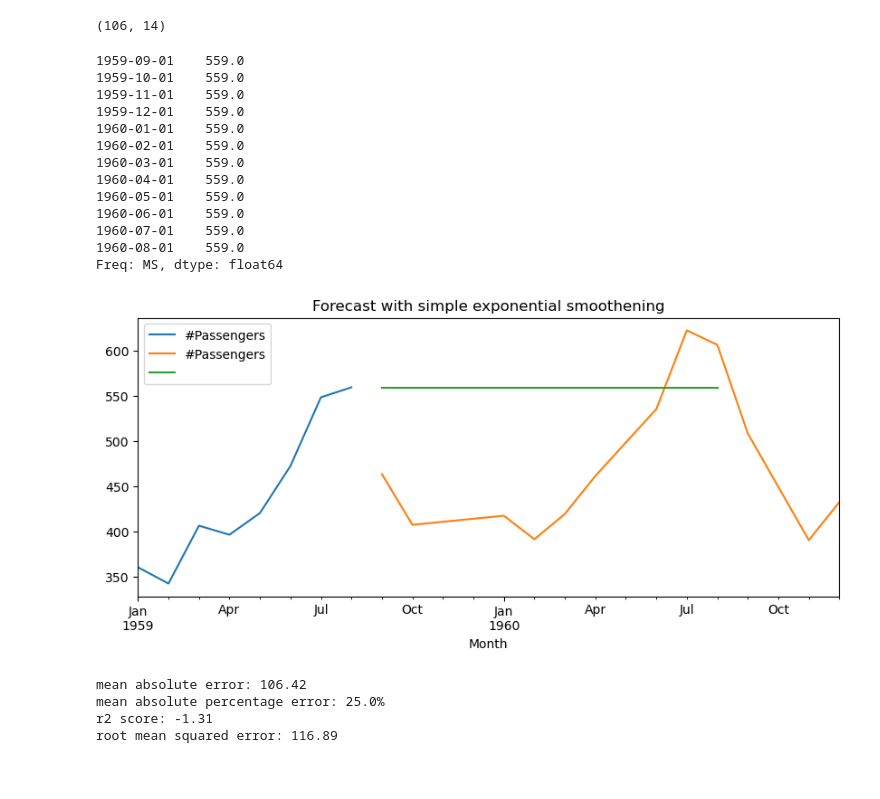
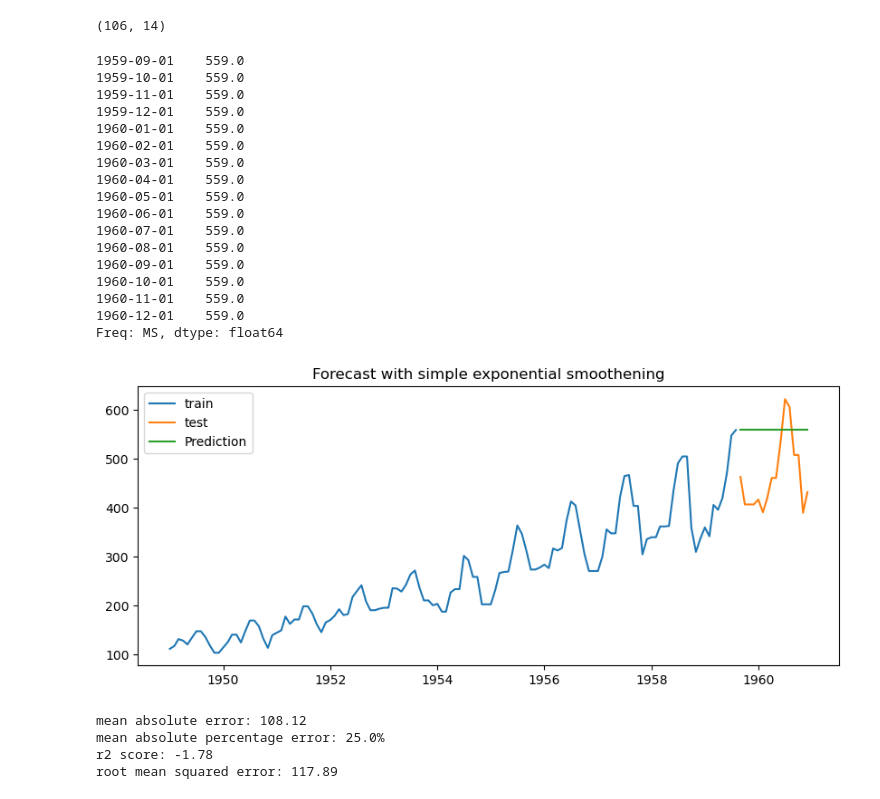
Before and after one commit to iamblack08/Air-passenger-prediction, a Jupyter notebook: exponential_smoothening.ipynb, the cells around one changed output. Cells and saved outputs as stored; diff of their text form; code cells hidden in the pictures.

Commit message:
finished training exponential smoothening model

```diff
--- a/exponential_smoothening.ipynb
+++ b/exponential_smoothening.ipynb
@@ -25,6 +25,8 @@ train.shape
 (106, 14)
 # %%
 train= train.asfreq('MS')
+# %%
+test= test.asfreq('MS')
 # %%
 simple_model= SimpleExpSmoothing(train['#Passengers'].ffill()).fit()
 # %%
@@ -44,14 +46,19 @@ simple_pred
 1960-06-01    559.0
 1960-07-01    559.0
 1960-08-01    559.0
+1960-09-01    559.0
+1960-10-01    559.0
+1960-11-01    559.0
+1960-12-01    559.0
 Freq: MS, dtype: float64
 # %%
 def model_evaluator(train,test,predictions, model:str):
   plt.figure(figsize=(10,4))
-  train.plot(legend= True)
-  test.plot(legend=True)
-  predictions.plot(legend= True)
+  plt.plot(train,label='train')
+  plt.plot(test,label='test')
+  plt.plot(predictions,label='Prediction')
 
+  plt.legend(loc='best')
   plt.title(f'Forecast with {model}')
   plt.show()
 
@@ -65,10 +72,10 @@ def model_evaluator(train,test,predictions, model:str):
   print(f'r2 score: {r2}')
   print(f'root mean squared error: {rmse}')
 # %%
-model_evaluator(train.loc['1959']['#Passengers'],test['#Passengers'],simple_pred, 'simple exponential smoothening')
+model_evaluator(train['#Passengers'].ffill(),test['#Passengers'].ffill(),simple_pred, 'simple exponential smoothening')
 # %% [output]
-[figure, old version]
+[figure, new version]
-mean absolute error: 106.42
+mean absolute error: 108.12
 mean absolute percentage error: 25.0%
-r2 score: -1.31
-root mean squared error: 116.89
+r2 score: -1.78
+root mean squared error: 117.89
```
Also changed, not shown: parts of 11 cells of this notebook.
